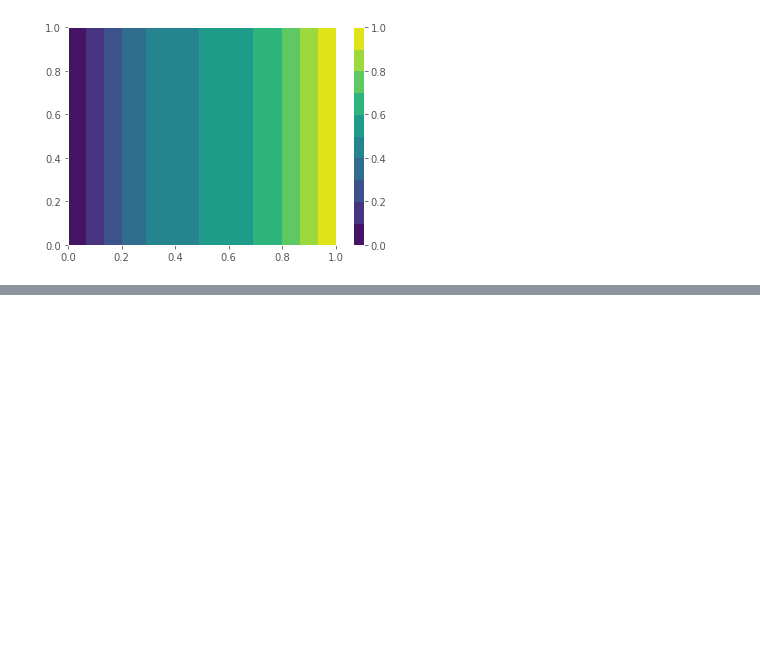
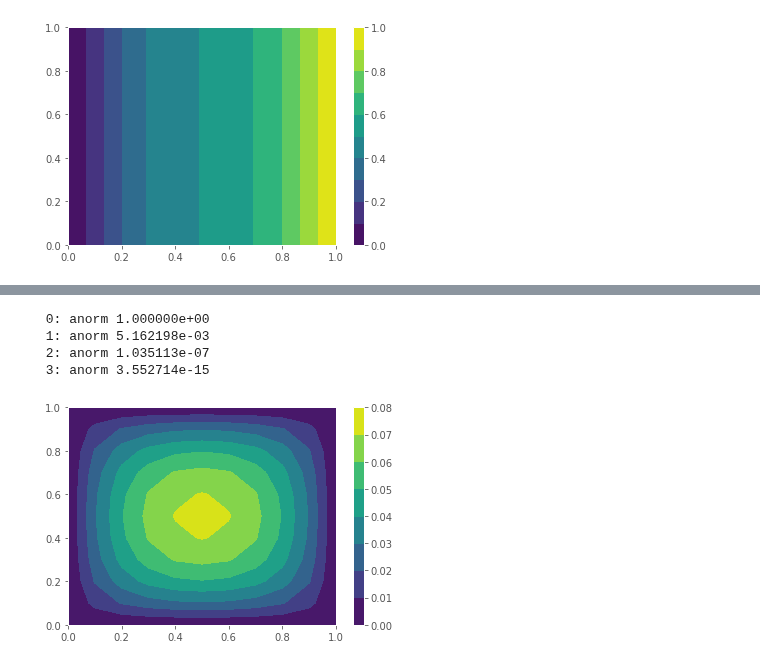
Before and after one commit to cu-numpde/numpde-fall2017, a Jupyter notebook: FD2D.ipynb, the cells around one changed output, grey strips where cells are left out. Saved outputs shown, nothing was run; the diff lists cells and outputs as text; code cells hidden in the pictures; blank space fills up the shorter version.

```diff
--- a/FD2D.ipynb
+++ b/FD2D.ipynb
@@ -526,0 +642,25 @@ pyplot.colorbar();
+# %%
+def solve_nonlinear(h, g0, dirichlet, atol=1e-8, verbose=False):
+    x, y = hgrid(h)
+    u = 0*x
+    for i in range(50):
+        F, J = nonlinear2d_div(h, x, y, u, lambda x,y: 0*x+1,
+                               lambda x,y: 0*x, dirichlet=((0,-1),(0,-1)))
+        anorm = numpy.linalg.norm(F, numpy.inf)
+        if verbose:
+            print('{:2d}: anorm {:8e}'.format(i,anorm))
+        if anorm < atol:
+            break
+        deltau = sp.linalg.spsolve(J, -F)
+        u += deltau.reshape(x.shape)
+    return x, y, u, i
+
+x, y, u, i = solve_nonlinear(.1, lambda x,y: 0*x, dirichlet=((0,-1),(0,-1)), verbose=True)
+pyplot.contourf(x, y, u)
+pyplot.colorbar();
+# %% [output]
+ 0: anorm 1.000000e+00
+ 1: anorm 5.162198e-03
+ 2: anorm 1.035113e-07
+ 3: anorm 3.552714e-15
+[figure, added]
```
Also changed, not shown: parts of 9 cells of this notebook, 1 other file.
